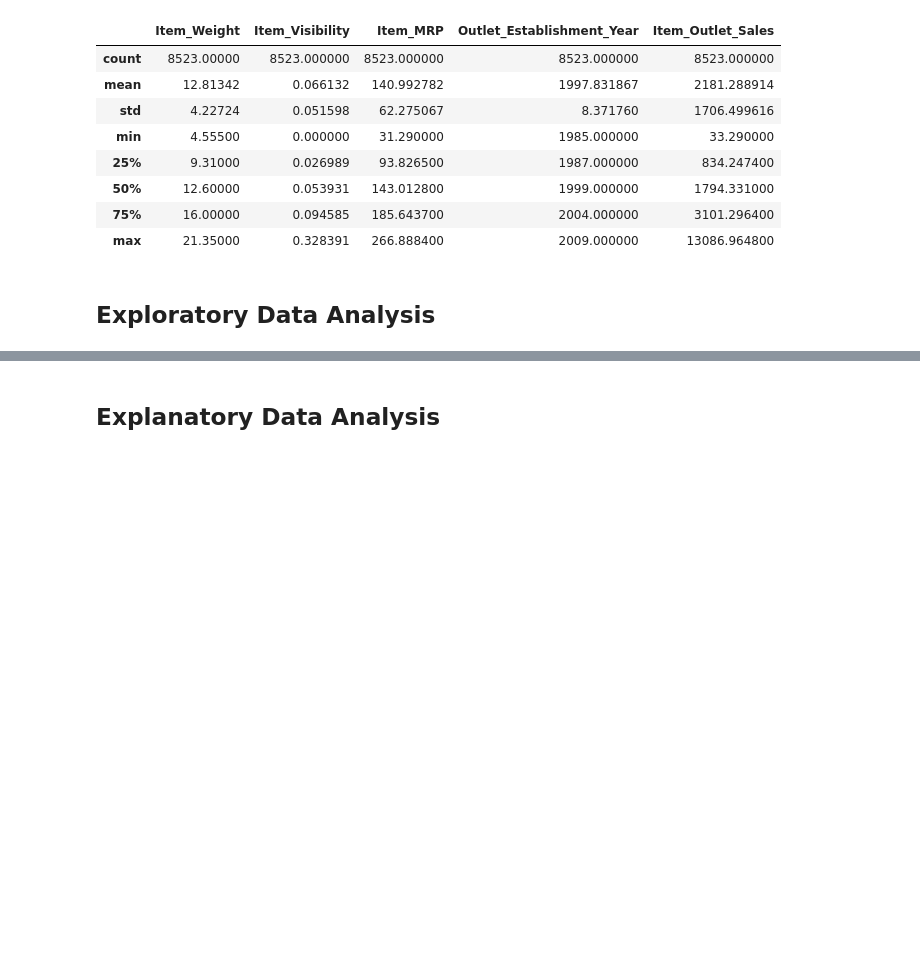
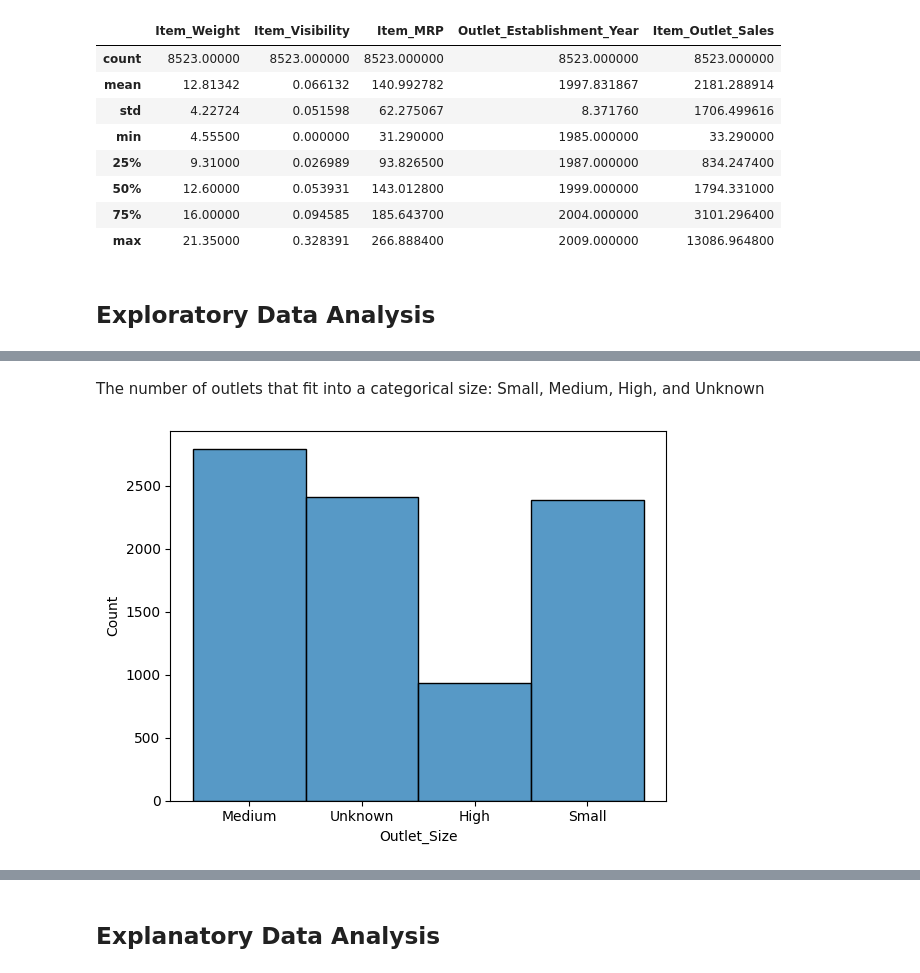
Before and after one commit to eckoecho/Prediction-of-Product-Sales, a Jupyter notebook: Prediction_of_Product_Sales.ipynb, the cells around one changed output, grey strips where cells are left out. Saved outputs shown, nothing was run; the diff lists cells and outputs as text; code cells hidden in the pictures; blank space fills up the shorter version.

```diff
--- a/Prediction_of_Product_Sales.ipynb
+++ b/Prediction_of_Product_Sales.ipynb
@@ -284,0 +311,7 @@ df.describe()
+# %% [markdown]
+The number of outlets that fit into a categorical size: Small, Medium, High, and Unknown
+# %%
+#Categorize and counting the Outlet Size
+ax = sns.histplot(df, x="Outlet_Size")
+# %% [output]
+[figure, added]
```
Also changed, not shown: parts of 18 cells of this notebook.
